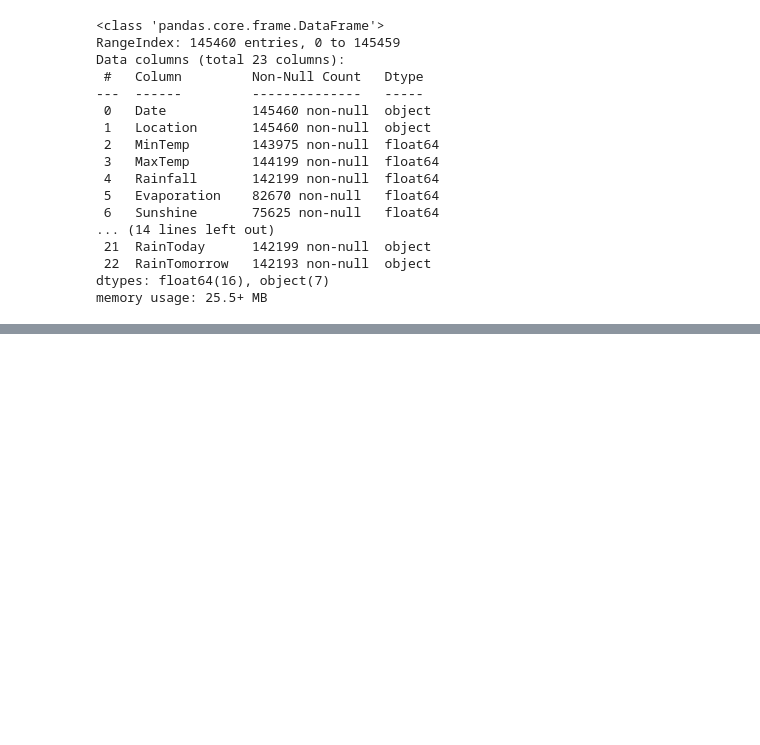
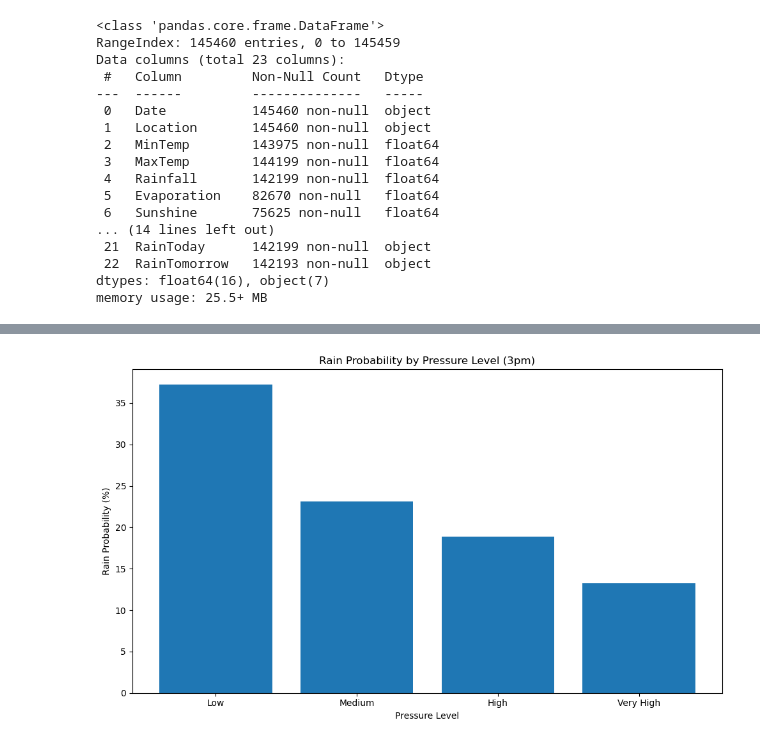
Before and after one commit to mohamed-alawy/WeatherAUS, a Jupyter notebook: Weather.ipynb, the cells around one changed output, grey strips where cells are left out. Saved outputs shown, nothing was run; the diff lists cells and outputs as text; code cells hidden in the pictures; blank space fills up the shorter version.

```diff
--- a/Weather.ipynb
+++ b/Weather.ipynb
@@ -130,2 +67,0 @@ df['PressureTrend'] = df['Pressure3pm'] - df['Pressure9am']
-# %%
-df['WindChange'] = (df['WindDir3pm'] != df['WindDir9am']).astype(int)
@@ -423,0 +277,19 @@ plt.show()
+# %%
+# Rain probability by atmospheric pressure
+plt.figure(figsize=(10, 6))
+df_analysis['PressureCategory'] = pd.cut(df_analysis['Pressure3pm'],
+                                          bins=[0, 1010, 1015, 1020, 1050],
+                                          labels=['Low', 'Medium', 'High', 'Very High'])
+
+rain_by_pressure = df_analysis.groupby('PressureCategory')['RainTomorrow_Binary'].mean() * 100
+
+bars = plt.bar(rain_by_pressure.index, rain_by_pressure.values)
+
+plt.title('Rain Probability by Pressure Level (3pm)')
+plt.xlabel('Pressure Level')
+plt.ylabel('Rain Probability (%)')
+
+plt.tight_layout()
+plt.show()
+# %% [output]
+[figure, added]
```
Also changed, not shown: parts of 78 cells of this notebook, 1 other file.
